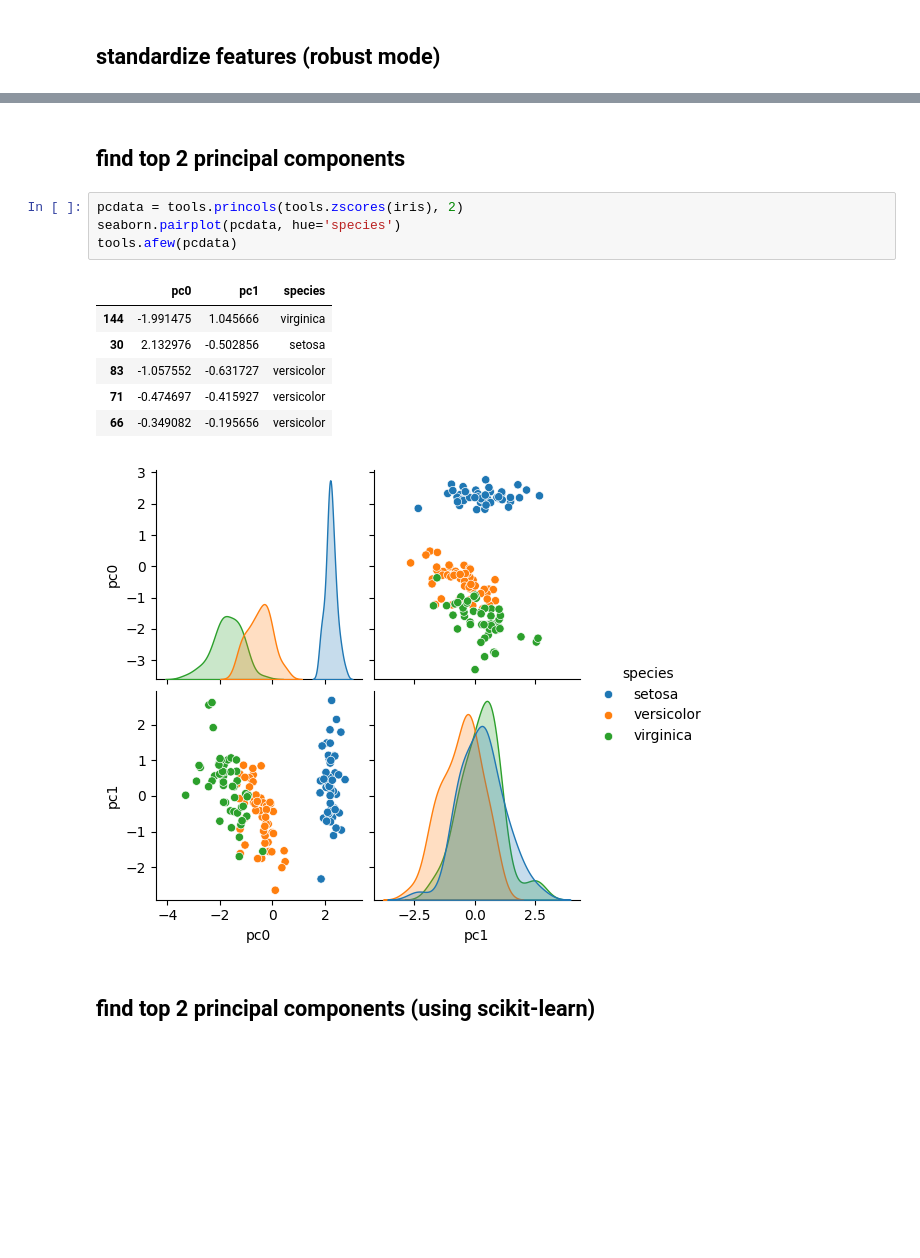
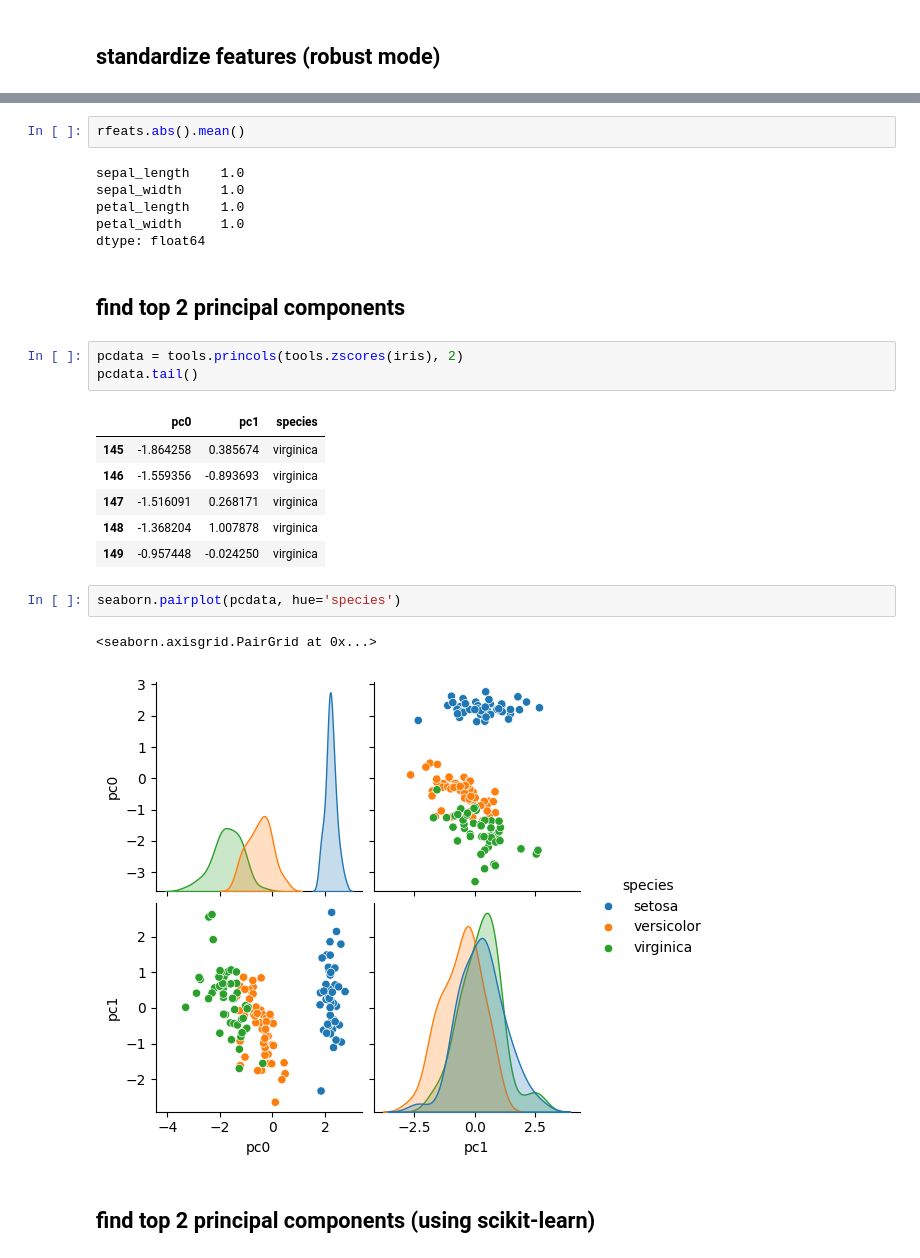
Before and after one commit to samkennerly/kingofsnake, a Jupyter notebook: books/components.ipynb, the cells around one changed output, grey strips where cells are left out. Saved outputs shown, nothing was run; the diff lists cells and outputs as text; blank space fills up the shorter version.

```diff
--- a/books/components.ipynb
+++ b/books/components.ipynb
@@ -106,17 +93,28 @@ dtype: float64
+# %%
+rfeats.abs().mean()
+# %% [output]
+sepal_length    1.0
+sepal_width     1.0
+petal_length    1.0
+petal_width     1.0
+dtype: float64
 # %% [markdown]
 ## find top 2 principal components
 # %%
 pcdata = tools.princols(tools.zscores(iris), 2)
-seaborn.pairplot(pcdata, hue='species')
-tools.afew(pcdata)
+pcdata.tail()
 # %% [output]
 |  | pc0 | pc1 | species |
-| 144 | -1.991475 | 1.045666 | virginica |
-| 30 | 2.132976 | -0.502856 | setosa |
-| 83 | -1.057552 | -0.631727 | versicolor |
-| 71 | -0.474697 | -0.415927 | versicolor |
-| 66 | -0.349082 | -0.195656 | versicolor |
+| 145 | -1.864258 | 0.385674 | virginica |
+| 146 | -1.559356 | -0.893693 | virginica |
+| 147 | -1.516091 | 0.268171 | virginica |
+| 148 | -1.368204 | 1.007878 | virginica |
+| 149 | -0.957448 | -0.024250 | virginica |
-[figure, removed]
+# %%
+seaborn.pairplot(pcdata, hue='species')
+# %% [output]
+<seaborn.axisgrid.PairGrid at 0x...>
+[figure, added]
 # %% [markdown]
 ## find top 2 principal components (using scikit-learn)
 # %%
```
Also changed, not shown: parts of 12 cells of this notebook.
